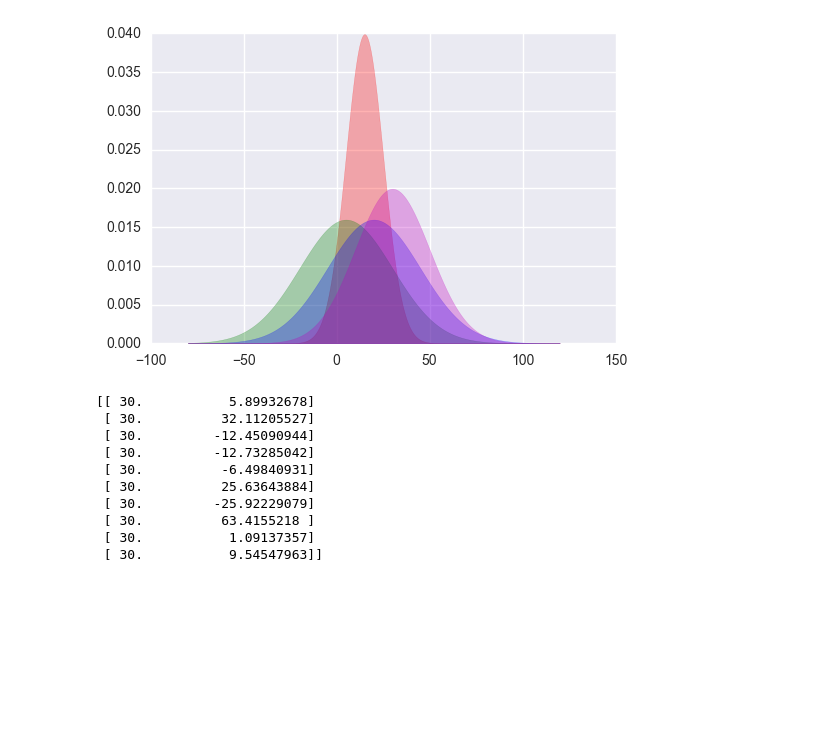
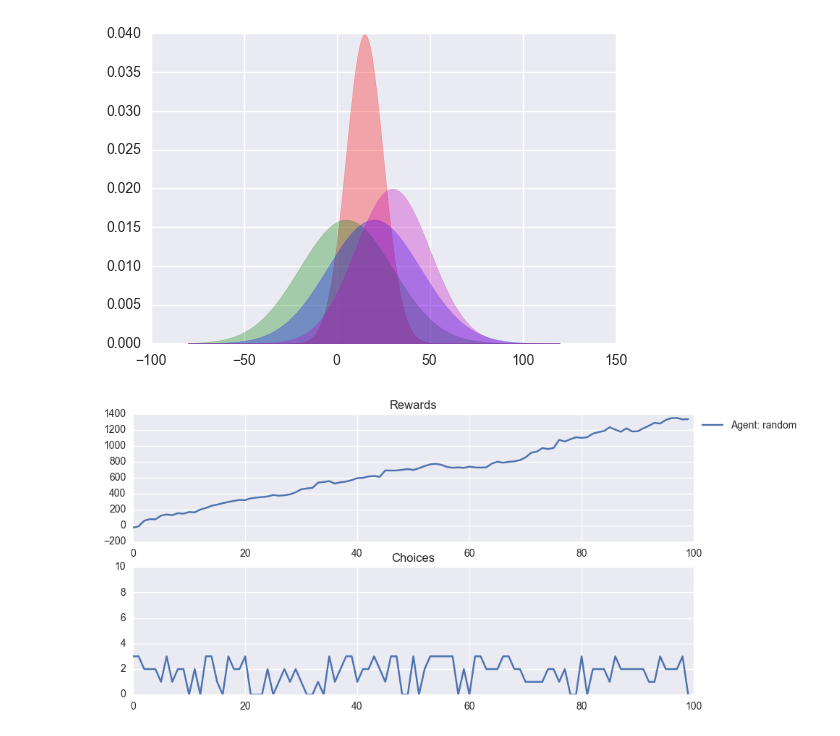
Before and after one commit to 0xend/bandits, a Jupyter notebook: Multi-armed Bandit .ipynb, the cells around one changed output. Drawn from its saved outputs; the diff is of its cells as text; code cells hidden in the pictures; blank space fills up the shorter version.

Commit message:
Plotting

```diff
--- a/Multi-armed Bandit .ipynb
+++ b/Multi-armed Bandit .ipynb
@@ -93,18 +93,26 @@ class RandomAgent(Agent):
         choices = np.random.randint(0, high=m, size=T)
         rewards_opt = np.array([self.env.pull(i) for i in choices])
         return choices, rewards_opt
-# %%
-agent = RandomAgent(env)
-choices, rewards_opt = agent.play(10)
-print rewards_opt
-# %% [output]
-[[ 30.           5.89932678]
- [ 30.          32.11205527]
- [ 30.         -12.45090944]
- [ 30.         -12.73285042]
- [ 30.          -6.49840931]
- [ 30.          25.63643884]
- [ 30.         -25.92229079]
- [ 30.          63.4155218 ]
- [ 30.           1.09137357]
- [ 30.           9.54547963]]
+# %%
+agent_1 = RandomAgent(env)
+choices_1, rewards_opt_1 = agent_1.play(100)
+def plot_agents(data):
+    fig = plt.figure(figsize=(10, 5))
+    rewards_ax = fig.add_subplot(211)
+    choices_ax = fig.add_subplot(212)
+    max_choice = 0
+    for agent_name, (choices, rewards) in data.items():
+        max_choice = np.max()
+        diffs = np.matmul(rewards, np.array([[1, -1]]).transpose()).cumsum()
+        label = label='Agent: {}'.format(agent_name)
+        rewards_ax.plot(xrange(diffs.shape[0]), diffs, label=label)
+        rewards_ax.set_title("Rewards")
+        choices_ax.plot(xrange(choices.shape[0]), choices, label=label)
+        choices_ax.set_title("Choices")
+    choices_ax.set_ylim([0, 10])
+    rewards_ax.legend(bbox_to_anchor=(1.2, 1.02))
+    plt.show()
+# %%
+plot_agents({"random": (choices_1, rewards_opt_1)})
+# %% [output]
+[figure, added]
```
